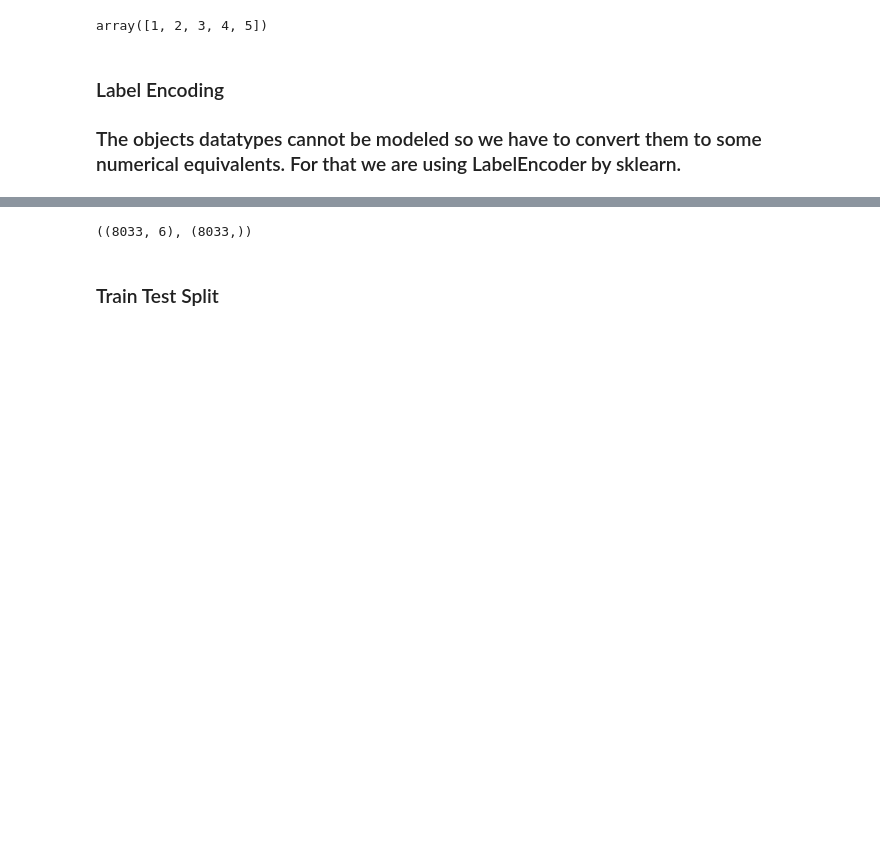
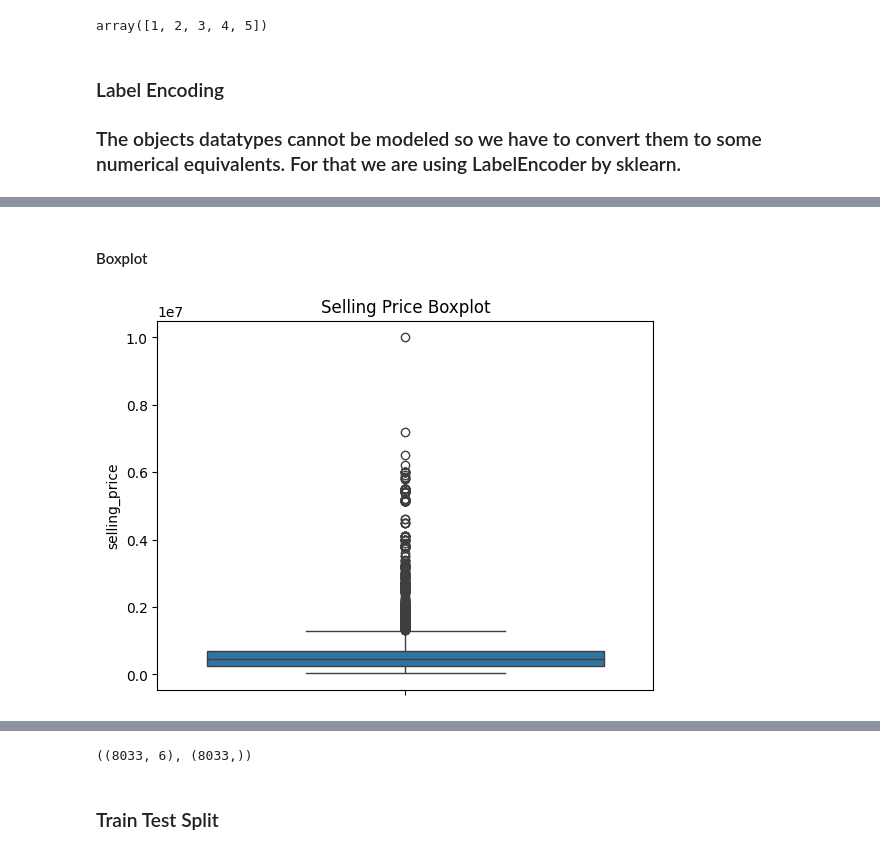
Before and after one commit to puskr99/car-price-prediction-ML, a Jupyter notebook: code/car-price-prediction.ipynb, the cells around one changed output, grey strips where cells are left out. Cells and saved outputs as stored; diff of their text form; code cells hidden in the pictures; blank space fills up the shorter version.

```diff
--- a/code/car-price-prediction.ipynb
+++ b/code/car-price-prediction.ipynb
@@ -197,0 +255,9 @@ df.head(1)
+# %% [markdown]
+#### Boxplot
+# %%
+# using boxplot to identify any outliers
+sns.boxplot(df['selling_price'])
+plt.title('Selling Price Boxplot')
+plt.show()
+# %% [output]
+[figure, added]
```
Also changed, not shown: parts of 21 cells of this notebook.
